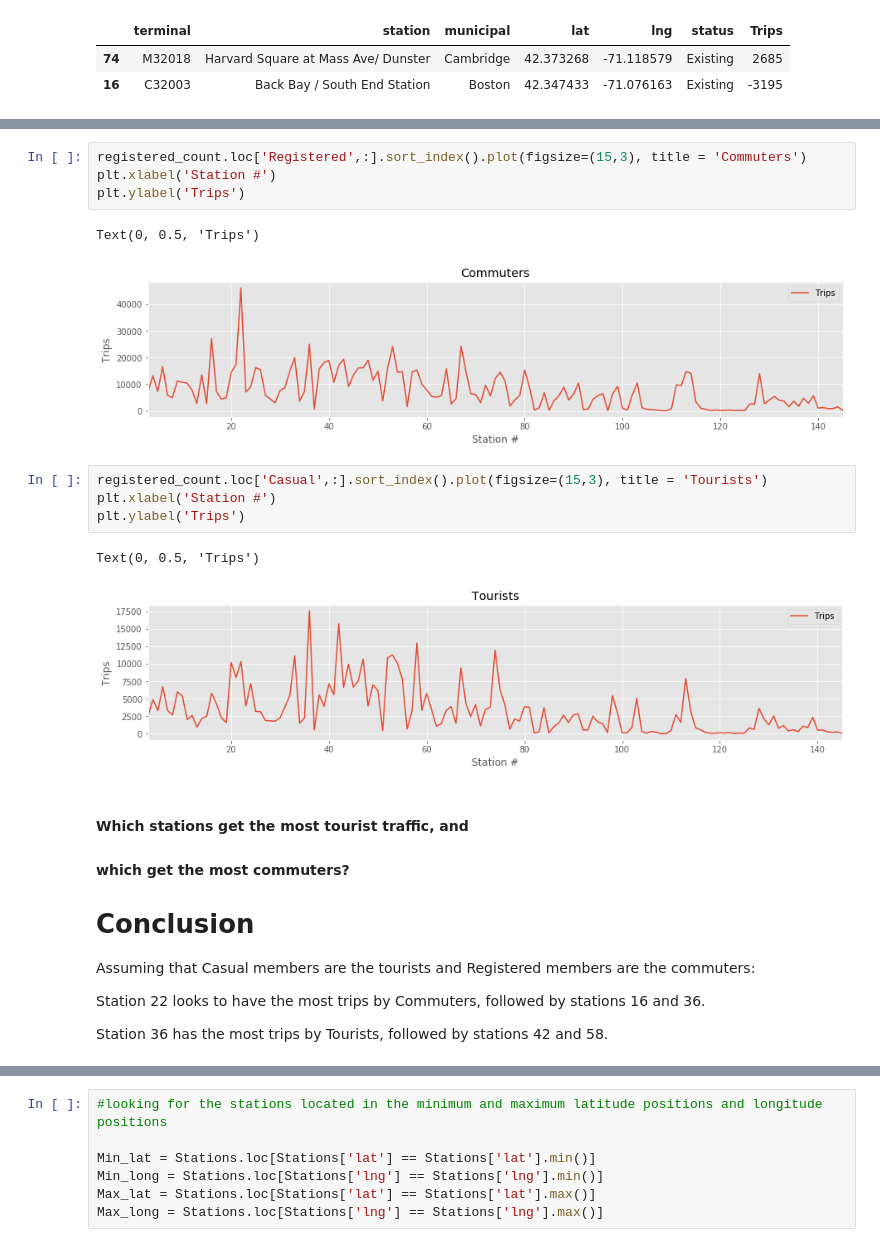
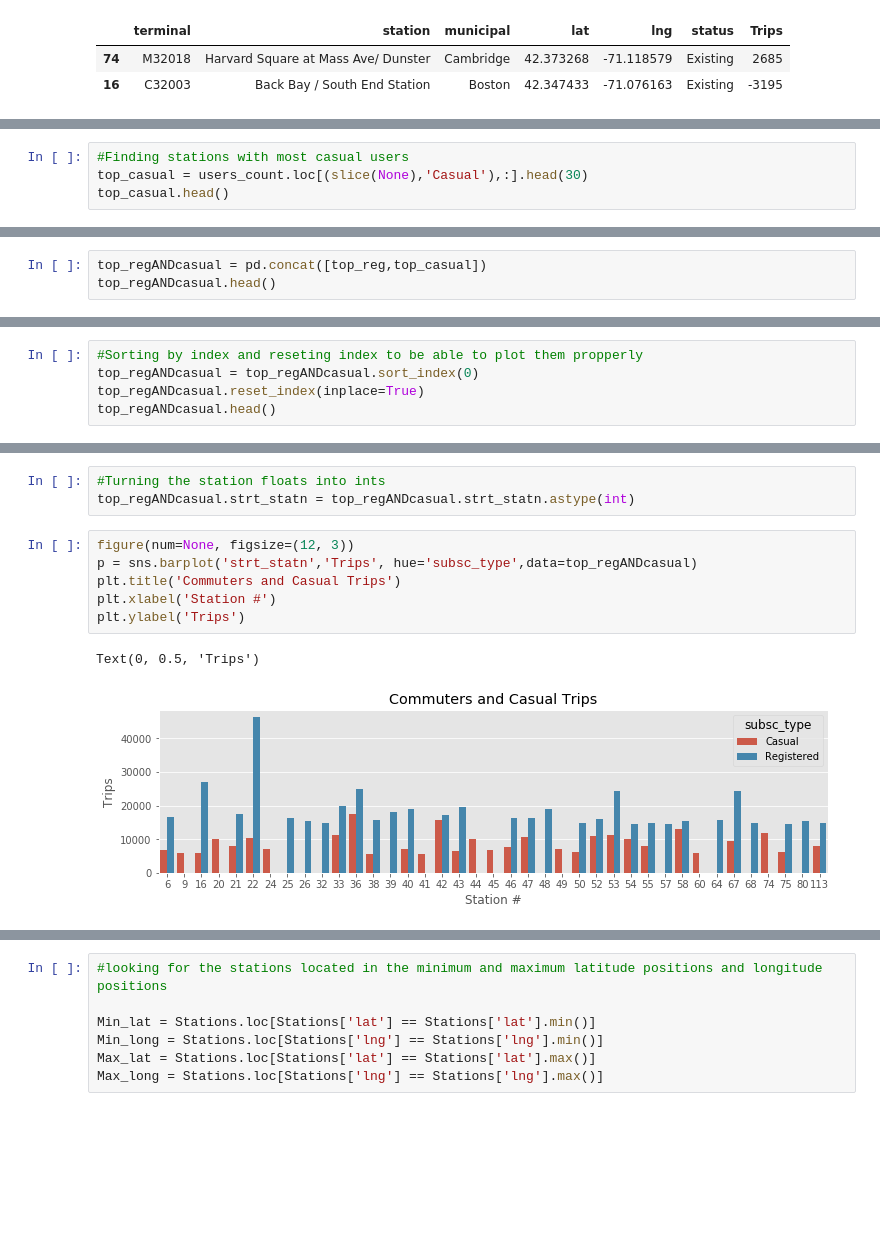
Before and after one commit to jisanos/Hubway-Data-Visualization-Challenge, a Jupyter notebook: Exam_Script.ipynb, the cells around one changed output, grey strips where cells are left out. Saved outputs shown, nothing was run; the diff lists cells and outputs as text; blank space fills up the shorter version.

```diff
--- a/Exam_Script.ipynb
+++ b/Exam_Script.ipynb
@@ -698,0 +716,4 @@ registered_count.loc['Casual',:].head(3)
+# %%
+#Finding stations with most casual users
+top_casual = users_count.loc[(slice(None),'Casual'),:].head(30)
+top_casual.head()
@@ -698,0 +728,3 @@ registered_count.loc['Casual',:].head(3)
+# %%
+top_regANDcasual = pd.concat([top_reg,top_casual])
+top_regANDcasual.head()
@@ -698,0 +739,5 @@ registered_count.loc['Casual',:].head(3)
+# %%
+#Sorting by index and reseting index to be able to plot them propperly
+top_regANDcasual = top_regANDcasual.sort_index(0)
+top_regANDcasual.reset_index(inplace=True)
+top_regANDcasual.head()
@@ -699,25 +751,12 @@ registered_count.loc['Casual',:].head(3)
+# %%
+#Turning the station floats into ints
+top_regANDcasual.strt_statn = top_regANDcasual.strt_statn.astype(int)
 # %%
-registered_count.loc['Registered',:].sort_index().plot(figsize=(15,3), title = 'Commuters')
+figure(num=None, figsize=(12, 3))
+p = sns.barplot('strt_statn','Trips', hue='subsc_type',data=top_regANDcasual)
+plt.title('Commuters and Casual Trips')
 plt.xlabel('Station #')
 plt.ylabel('Trips')
 # %% [output]
 Text(0, 0.5, 'Trips')
-[figure, old version]
+[figure, new version]
-# %%
-registered_count.loc['Casual',:].sort_index().plot(figsize=(15,3), title = 'Tourists')
-plt.xlabel('Station #')
-plt.ylabel('Trips')
-# %% [output]
-Text(0, 0.5, 'Trips')
-[figure, removed]
-# %% [markdown]
-#### Which stations get the most tourist traffic, and
-#### which get the most commuters?
-
-# Conclusion
-
-Assuming that Casual members are the tourists and Registered members are the commuters:
-
-Station 22 looks to have the most trips by Commuters, followed by stations 16 and 36.
-
-Station 36 has the most trips by Tourists, followed by stations 42 and 58.
```
Also changed, not shown: parts of 36 cells of this notebook.
